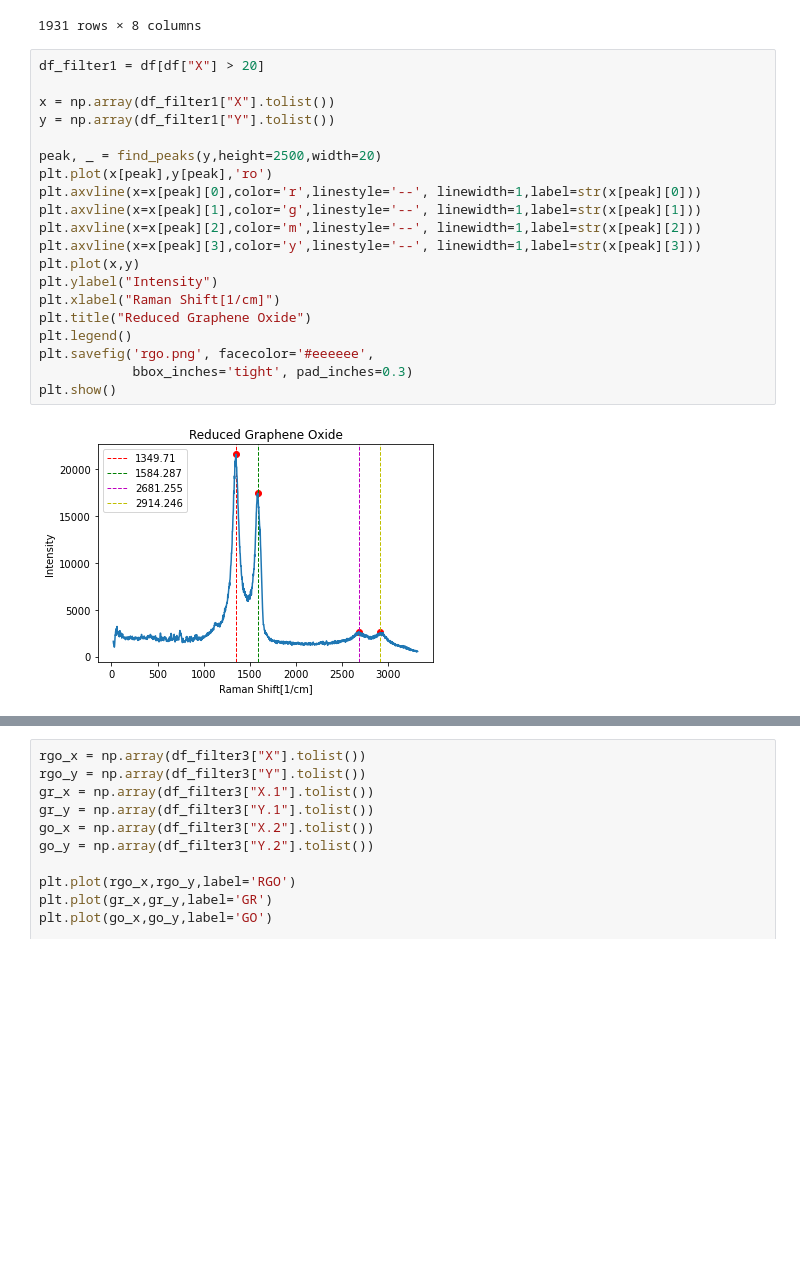
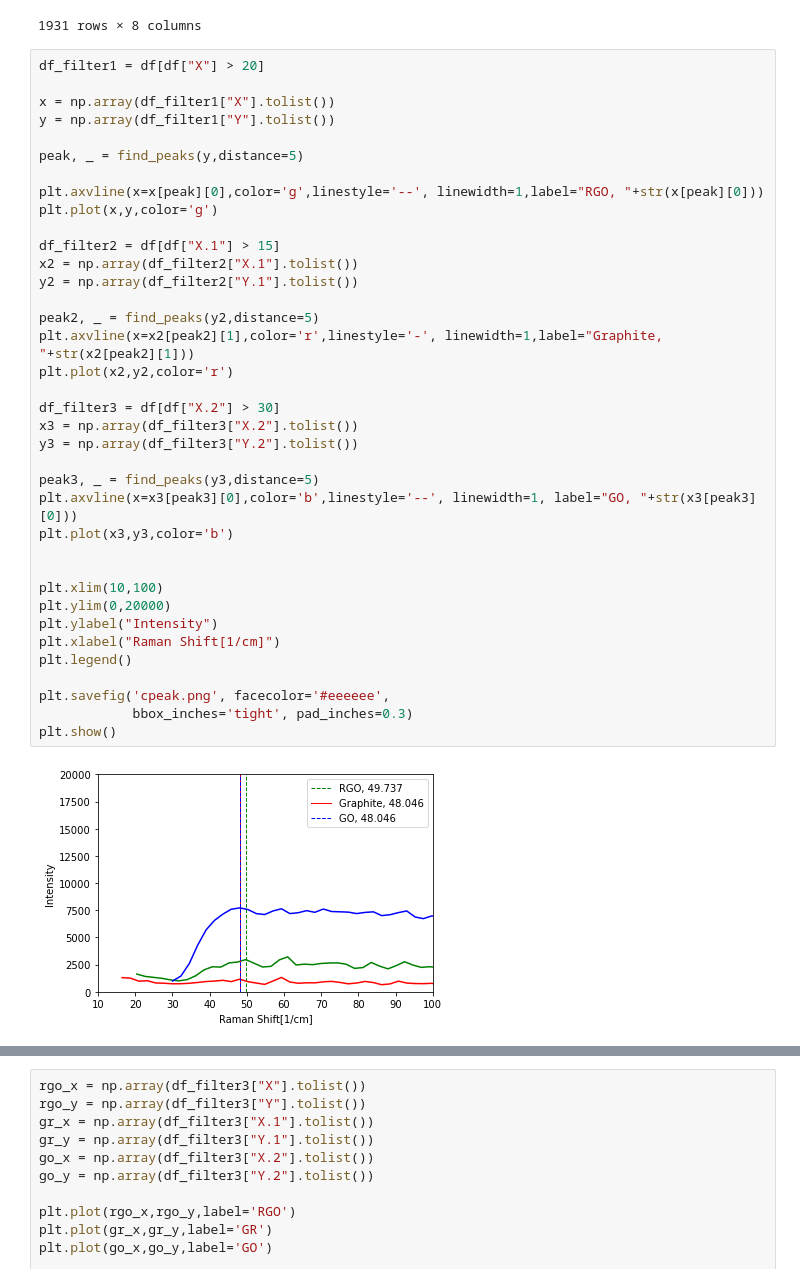
Before and after one commit to Waterbird20/APL2, a Jupyter notebook: images/Raman_analyze.ipynb, the cells around one changed output, grey strips where cells are left out. Drawn from its saved outputs; the diff is of its cells as text; blank space fills up the shorter version.

```diff
--- a/images/Raman_analyze.ipynb
+++ b/images/Raman_analyze.ipynb
@@ -23,23 +23,40 @@ df
 # %%
 df_filter1 = df[df["X"] > 20]
 
 x = np.array(df_filter1["X"].tolist())
 y = np.array(df_filter1["Y"].tolist())
 
-peak, _ = find_peaks(y,height=2500,width=20)
-plt.plot(x[peak],y[peak],'ro')
-plt.axvline(x=x[peak][0],color='r',linestyle='--', linewidth=1,label=str(x[peak][0]))
-plt.axvline(x=x[peak][1],color='g',linestyle='--', linewidth=1,label=str(x[peak][1]))
-plt.axvline(x=x[peak][2],color='m',linestyle='--', linewidth=1,label=str(x[peak][2]))
-plt.axvline(x=x[peak][3],color='y',linestyle='--', linewidth=1,label=str(x[peak][3]))
-plt.plot(x,y)
+peak, _ = find_peaks(y,distance=5)
+
+plt.axvline(x=x[peak][0],color='g',linestyle='--', linewidth=1,label="RGO, "+str(x[peak][0]))
+plt.plot(x,y,color='g')
+
+df_filter2 = df[df["X.1"] > 15]
+x2 = np.array(df_filter2["X.1"].tolist())
+y2 = np.array(df_filter2["Y.1"].tolist())
+
+peak2, _ = find_peaks(y2,distance=5)
+plt.axvline(x=x2[peak2][1],color='r',linestyle='-', linewidth=1,label="Graphite, "+str(x2[peak2][1]))
+plt.plot(x2,y2,color='r')
+
+df_filter3 = df[df["X.2"] > 30]
+x3 = np.array(df_filter3["X.2"].tolist())
+y3 = np.array(df_filter3["Y.2"].tolist())
+
+peak3, _ = find_peaks(y3,distance=5)
+plt.axvline(x=x3[peak3][0],color='b',linestyle='--', linewidth=1, label="GO, "+str(x3[peak3][0]))
+plt.plot(x3,y3,color='b')
+
+
+plt.xlim(10,100)
+plt.ylim(0,20000)
 plt.ylabel("Intensity")
 plt.xlabel("Raman Shift[1/cm]")
-plt.title("Reduced Graphene Oxide")
 plt.legend()
-plt.savefig('rgo.png', facecolor='#eeeeee',
+
+plt.savefig('cpeak.png', facecolor='#eeeeee',
             bbox_inches='tight', pad_inches=0.3)
 plt.show()
 # %% [output]
-[figure, old version]
+[figure, new version]
 # %%
```
Also changed, not shown: parts of 2 cells of this notebook, 5 other files.
